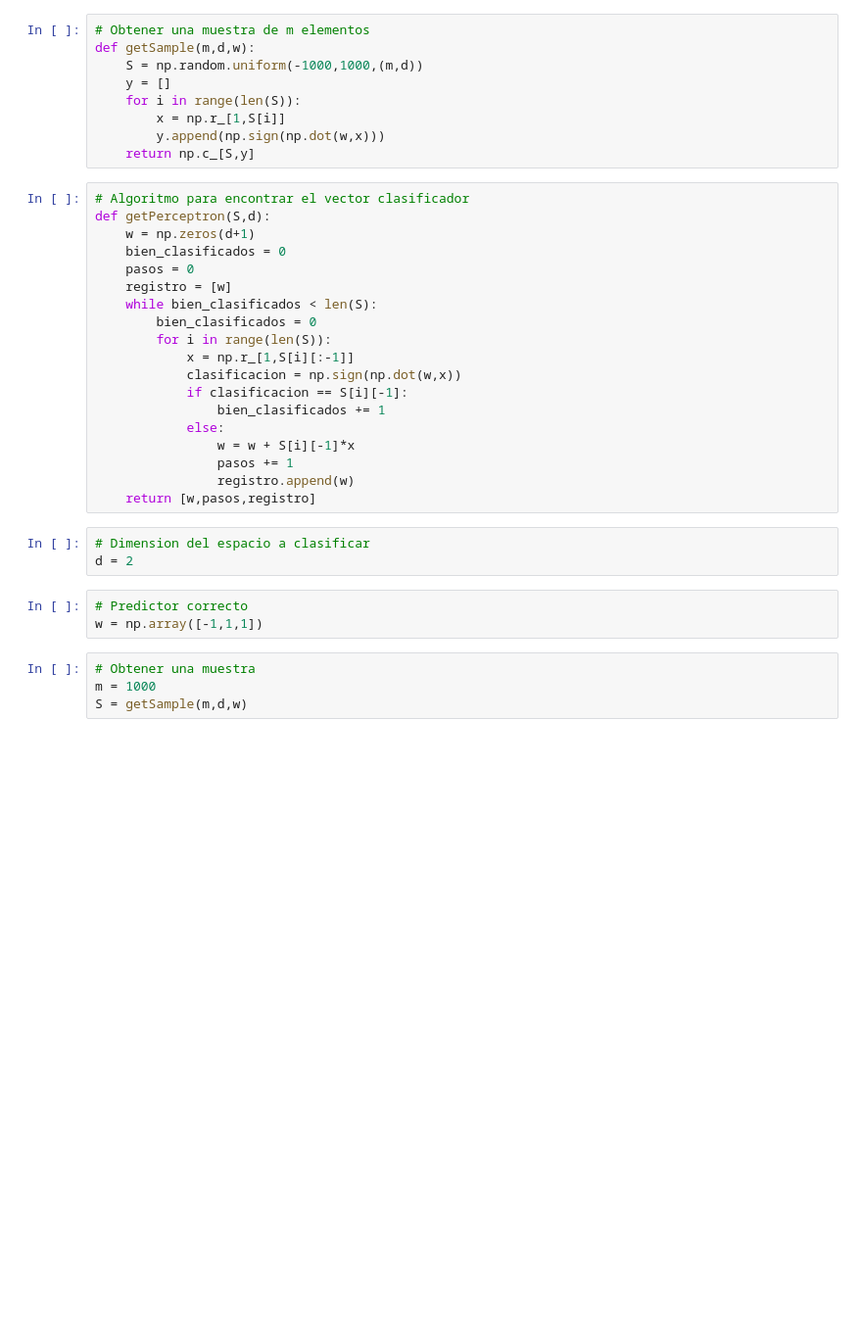
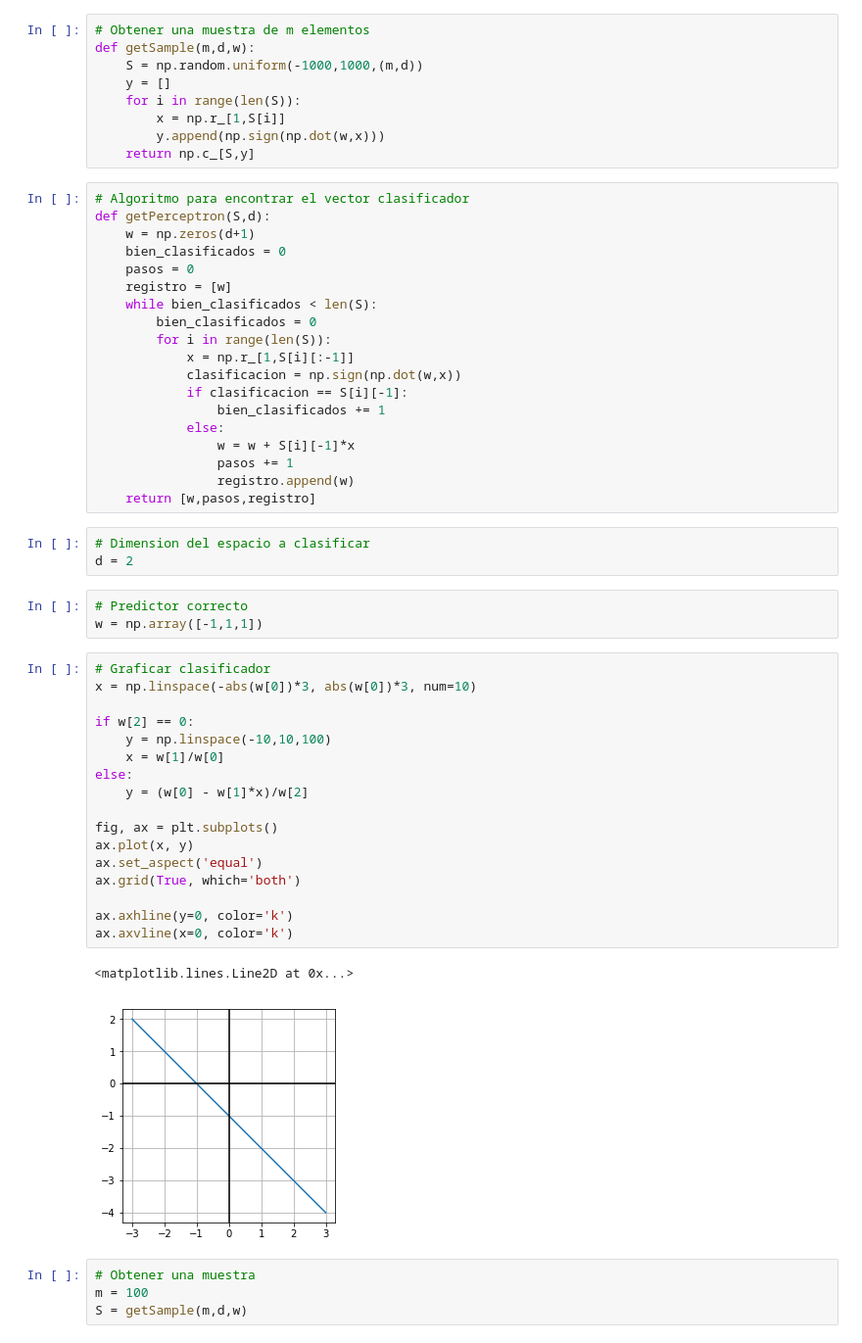
Before and after one commit to EstuarDiaz/MachineLearning, a Jupyter notebook: Perceptron.ipynb, the cells around one changed output. Shown: that part at 98% size. Saved outputs shown, nothing was run; the diff lists cells and outputs as text; blank space fills up the shorter version.

```diff
--- a/Perceptron.ipynb
+++ b/Perceptron.ipynb
@@ -35,8 +35,28 @@ d = 2
 # %%
 # Predictor correcto
 w = np.array([-1,1,1])
+# %%
+# Graficar clasificador
+x = np.linspace(-abs(w[0])*3, abs(w[0])*3, num=10)
+
+if w[2] == 0:
+    y = np.linspace(-10,10,100)
+    x = w[1]/w[0]
+else:
+    y = (w[0] - w[1]*x)/w[2]
+
+fig, ax = plt.subplots()
+ax.plot(x, y)
+ax.set_aspect('equal')
+ax.grid(True, which='both')
+
+ax.axhline(y=0, color='k')
+ax.axvline(x=0, color='k')
+# %% [output]
+<matplotlib.lines.Line2D at 0x...>
+[figure, added]
 # %%
 # Obtener una muestra
-m = 1000
+m = 100
 S = getSample(m,d,w)
 # %%
```
Also changed, not shown: parts of 8 cells of this notebook.
